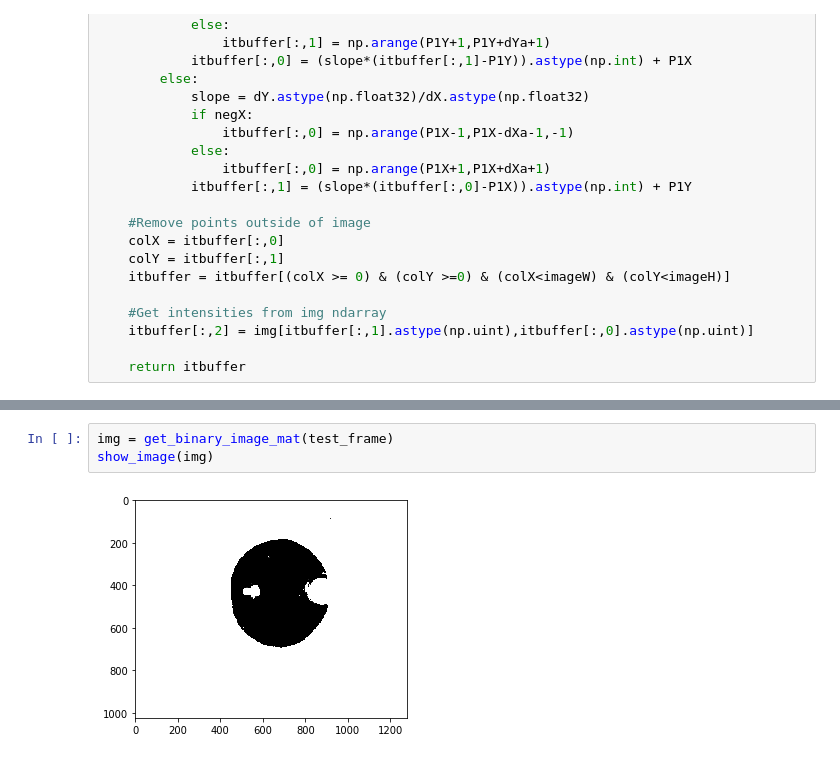
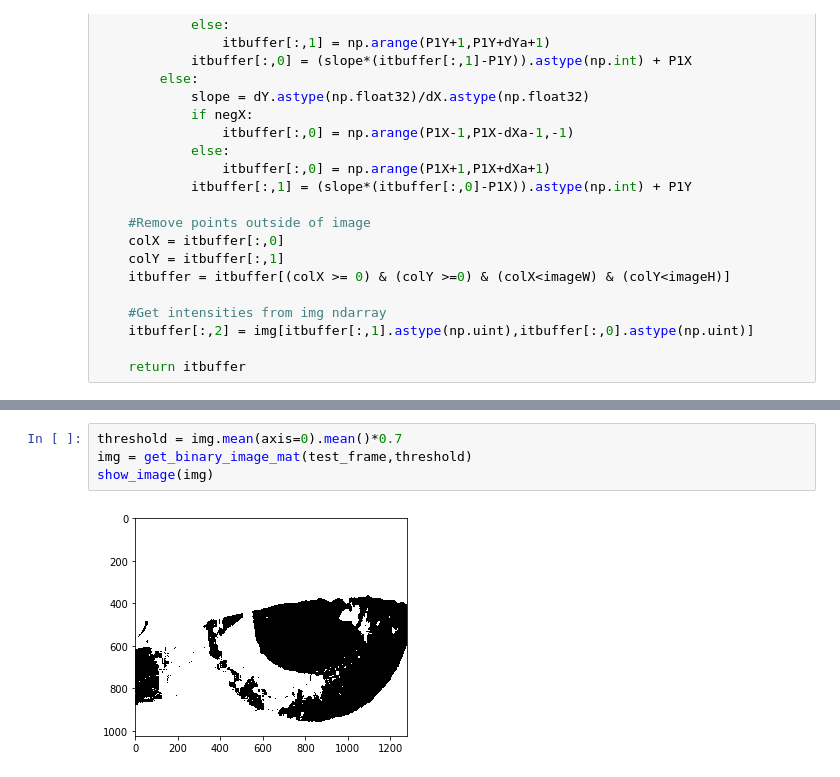
Before and after one commit to tingxiao/Pupil-Dilation-Tracking, a Jupyter notebook: line_iterator.ipynb, the cells around one changed output, grey strips where cells are left out. Drawn from its saved outputs; the diff is of its cells as text.

```diff
--- a/line_iterator.ipynb
+++ b/line_iterator.ipynb
@@ -251,7 +254,8 @@ show_image(img)
-# %%
-img = get_binary_image_mat(test_frame)
-show_image(img)
-# %% [output]
-[figure, removed]
+# %%
+threshold = img.mean(axis=0).mean()*0.7
+img = get_binary_image_mat(test_frame,threshold)
+show_image(img)
+# %% [output]
+[figure, added]
 # %%
 #estimate_center = np.array([500,800])
```
Also changed, not shown: parts of 7 cells of this notebook, 1 other file.
